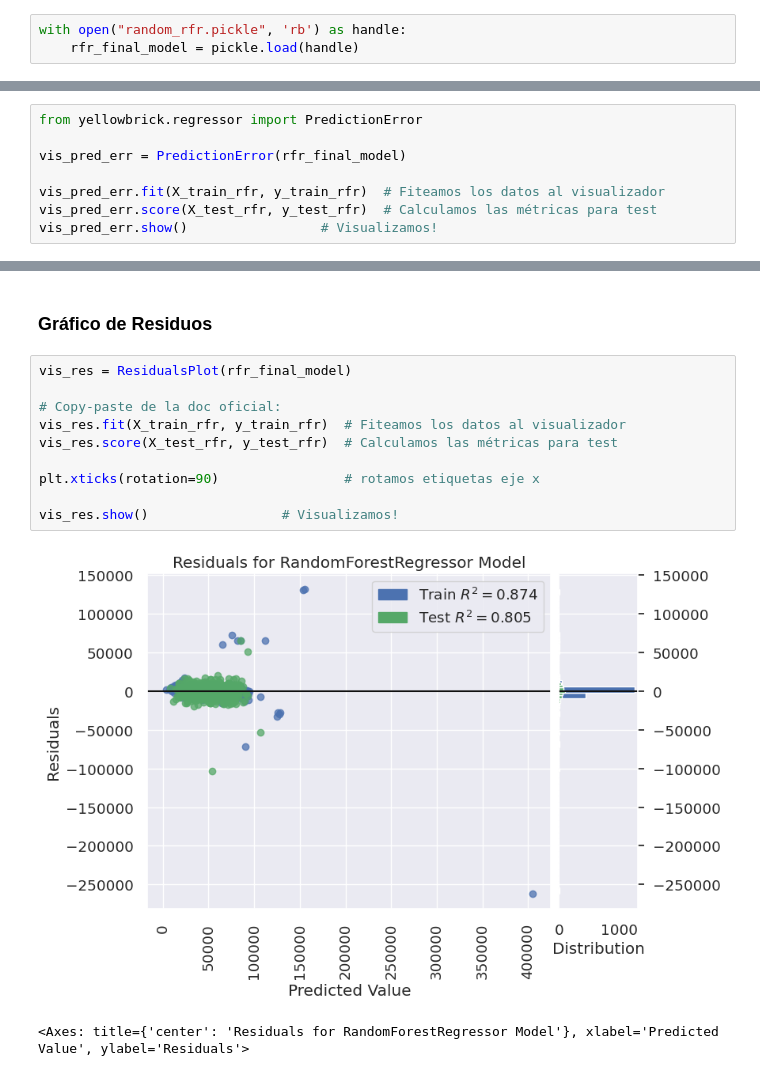
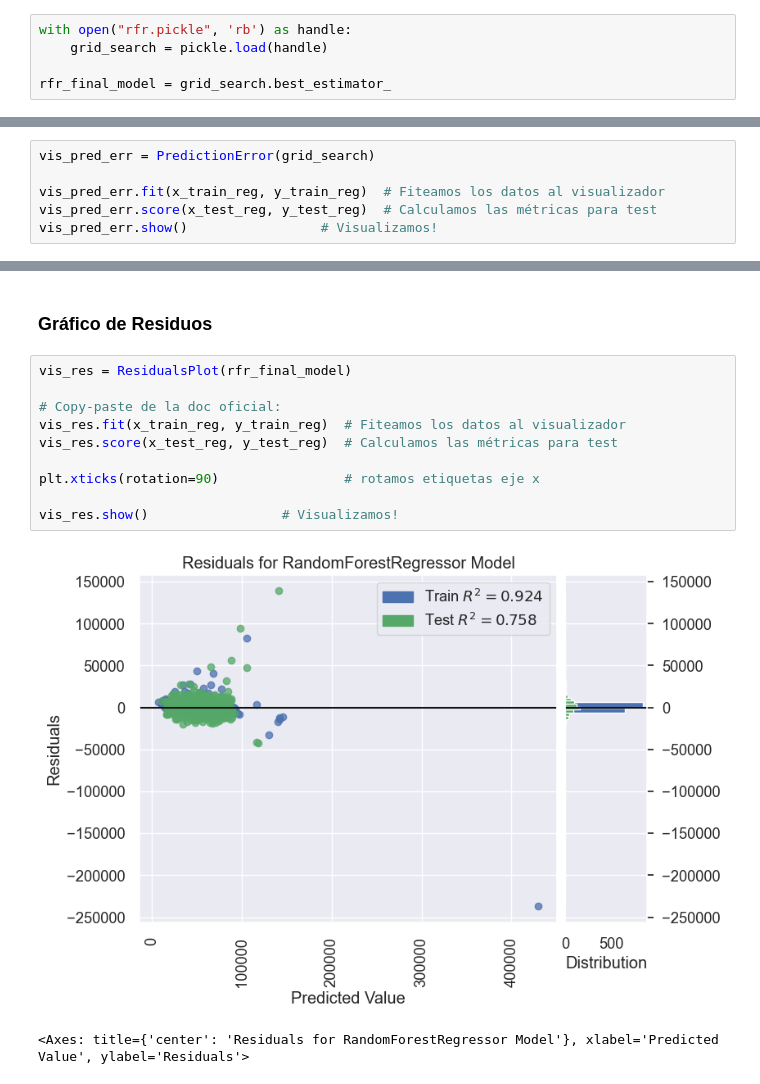
Before and after one commit to alejo-cuello/bootcamp-ds-mlops, a Jupyter notebook: 05-validacion-modelos-y-regresion/startup_ifood.ipynb, the cells around one changed output, grey strips where cells are left out. Drawn from its saved outputs; the diff is of its cells as text.

```diff
--- a/05-validacion-modelos-y-regresion/startup_ifood.ipynb
+++ b/05-validacion-modelos-y-regresion/startup_ifood.ipynb
@@ -504,3 +454,5 @@ GridSearchCV(cv=3, estimator=RandomForestRegressor(random_state=42), n_jobs=-1,
 # %%
-with open("random_rfr.pickle", 'rb') as handle:
-    rfr_final_model = pickle.load(handle)
+with open("rfr.pickle", 'rb') as handle:
+    grid_search = pickle.load(handle)
+
+rfr_final_model = grid_search.best_estimator_
@@ -599,11 +499,9 @@ grid_search.score(x_test_reg, y_test_reg)
 # %% [markdown]
 ### Gráfico de Prediction Error
 # %%
-from yellowbrick.regressor import PredictionError
+vis_pred_err = PredictionError(grid_search)
 
-vis_pred_err = PredictionError(rfr_final_model)
-
-vis_pred_err.fit(X_train_rfr, y_train_rfr)  # Fiteamos los datos al visualizador
-vis_pred_err.score(X_test_rfr, y_test_rfr)  # Calculamos las métricas para test
+vis_pred_err.fit(x_train_reg, y_train_reg)  # Fiteamos los datos al visualizador
+vis_pred_err.score(x_test_reg, y_test_reg)  # Calculamos las métricas para test
 vis_pred_err.show()                 # Visualizamos!
 # %% [output]
@@ -614,13 +512,13 @@ vis_pred_err.show()                 # Visualizamos!
 # %%
 vis_res = ResidualsPlot(rfr_final_model)
 
 # Copy-paste de la doc oficial:
-vis_res.fit(X_train_rfr, y_train_rfr)  # Fiteamos los datos al visualizador
-vis_res.score(X_test_rfr, y_test_rfr)  # Calculamos las métricas para test
+vis_res.fit(x_train_reg, y_train_reg)  # Fiteamos los datos al visualizador
+vis_res.score(x_test_reg, y_test_reg)  # Calculamos las métricas para test
 
 plt.xticks(rotation=90)                # rotamos etiquetas eje x
 
 vis_res.show()                 # Visualizamos!
 # %% [output]
-[figure, old version]
+[figure, new version]
 <Axes: title={'center': 'Residuals for RandomForestRegressor Model'}, xlabel='Predicted Value', ylabel='Residuals'>
```
Also changed, not shown: parts of 23 cells of this notebook, 3 other files.
